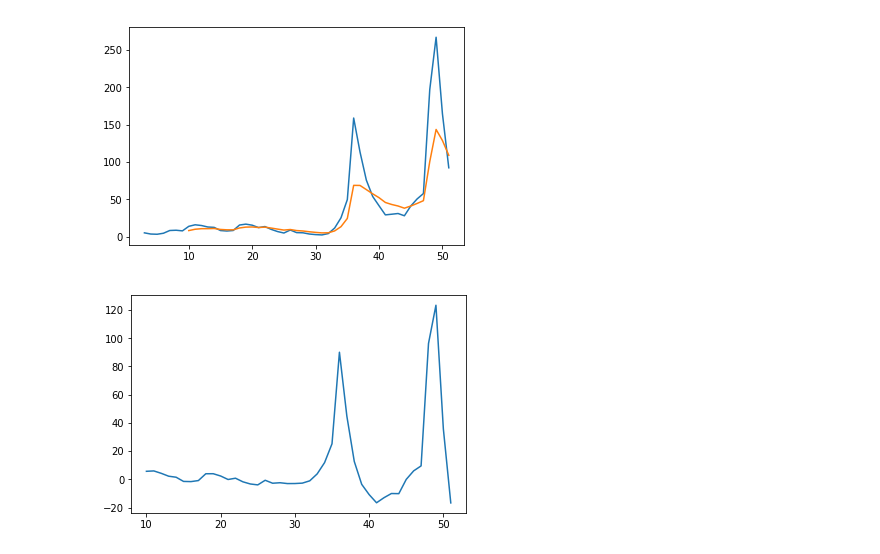
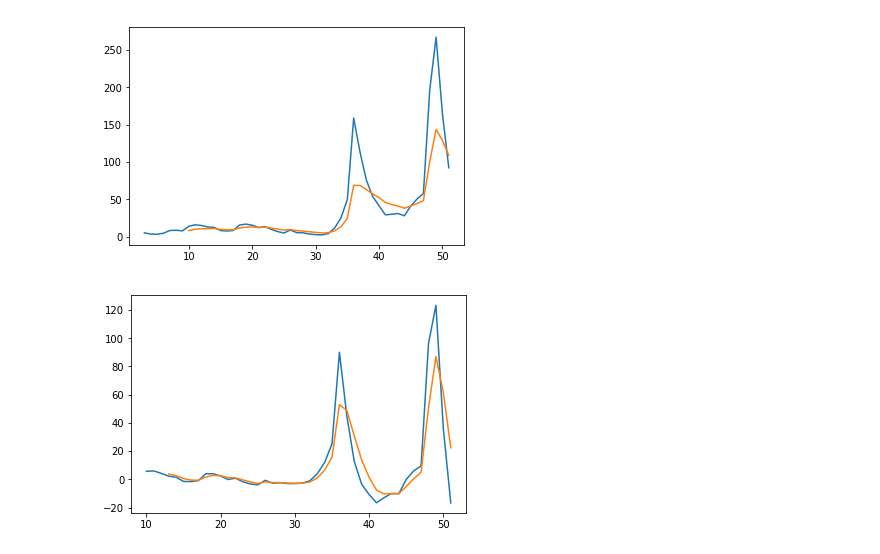
Before and after one commit to NPoi/onsha_heisha-webdataml, a Jupyter notebook: Chapter2.ipynb, the cells around one changed output. Saved outputs shown, nothing was run; the diff lists cells and outputs as text; code cells hidden in the pictures.

```diff
--- a/Chapter2.ipynb
+++ b/Chapter2.ipynb
@@ -255,19 +255,19 @@ plt.show()
 [figure]
 # %%
 data = [ t[1] for t in sorted(counter.items())]
-series3 = pd.Series([None]*3 + [ ema(i, 3, data) for i in range(3, len(data))])
-plt.plot(series3)
-series10 = pd.Series([None]*10 + [ ema(i, 10, data) for i in range(10, len(data))])
-plt.plot(series10)
+series3 = [None]*3 + [ ema(i, 3, data) for i in range(3, len(data))]
+plt.plot(pd.Series(series3))
+series10 = [None]*10 + [ ema(i, 10, data) for i in range(10, len(data))]
+plt.plot(pd.Series(series10))
 
 plt.show()
 # %% [output]
 [figure]
-# %%
-ema3 = [None]*3 + [ ema(i, 3, data) for i in range(3,  len(data))]
-ema10 = pd.Series([None]*10 + [ ema(i, 10, data) for i in range(10,  len(data))])
-macd3_10 = [None]*10 + [ ema3[i] - ema10[i] for i in range(10,  len(data)) ]
-plt.plot(pd.Series(macd3_10))
-plt.show()
-# %% [output]
-[figure, removed]
+# %%
+macd3_10 = [None]*10 + [ series3[i] - series10[i] for i in range(10,  len(data)) ]
+plt.plot(pd.Series(macd3_10))
+signal3_10_3 = [ ema(i, 3, macd3_10[10:]) for i in range(3, len(macd3_10[10:]))]
+plt.plot(pd.Series([None]*13 + signal3_10_3))
+plt.show()
+# %% [output]
+[figure, added]
```
Also changed, not shown: parts of 1 cell of this notebook.
